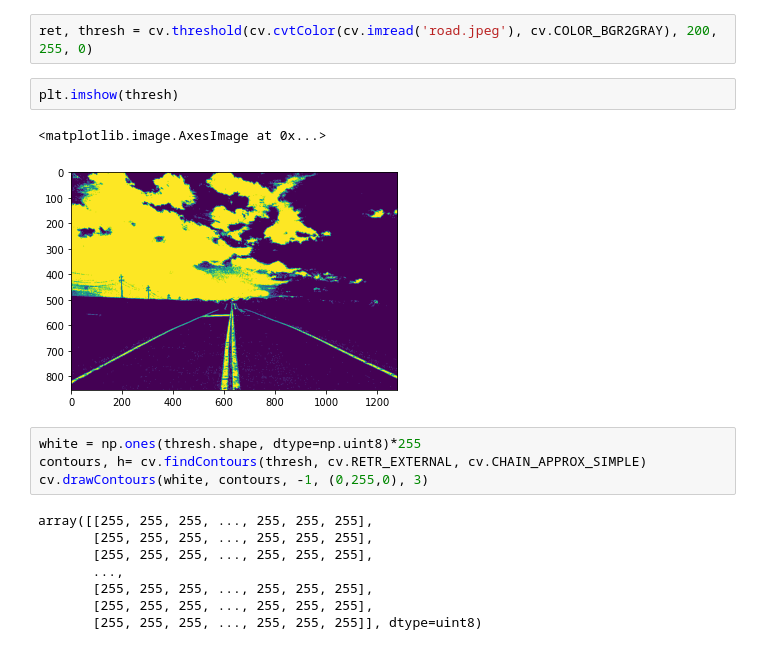
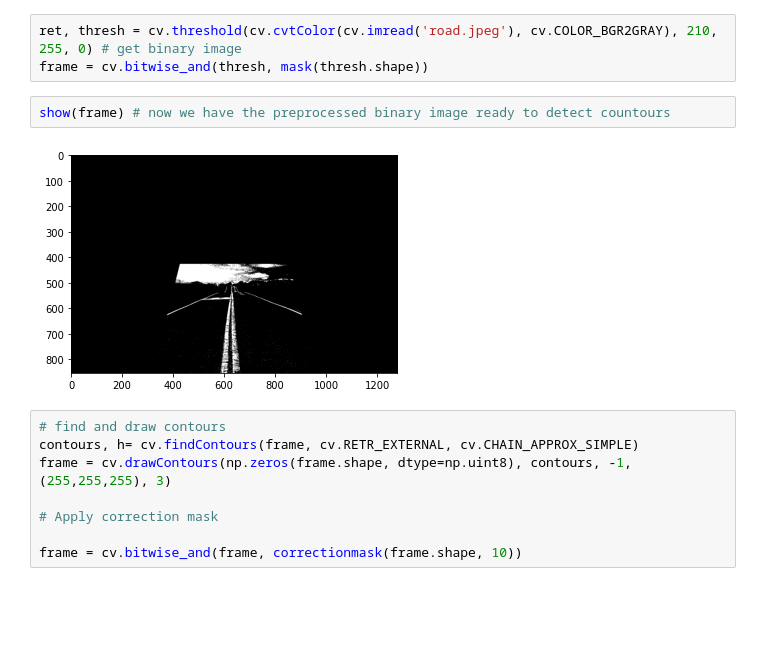
Before and after one commit to hansonhqma/openlane, a Jupyter notebook: pathfind.ipynb, the cells around one changed output. Saved outputs shown, nothing was run; the diff lists cells and outputs as text; blank space fills up the shorter version.

```diff
--- a/pathfind.ipynb
+++ b/pathfind.ipynb
@@ -5,20 +21,16 @@ import numpy as npb
 # %%
-ret, thresh = cv.threshold(cv.cvtColor(cv.imread('road.jpeg'), cv.COLOR_BGR2GRAY), 200, 255, 0)
+ret, thresh = cv.threshold(cv.cvtColor(cv.imread('road.jpeg'), cv.COLOR_BGR2GRAY), 210, 255, 0) # get binary image
+frame = cv.bitwise_and(thresh, mask(thresh.shape))
-# %%
-plt.imshow(thresh)
-# %% [output]
-<matplotlib.image.AxesImage at 0x...>
-[figure, removed]
+# %%
+show(frame) # now we have the preprocessed binary image ready to detect countours
+# %% [output]
+[figure, added]
 # %%
-white = np.ones(thresh.shape, dtype=np.uint8)*255
-contours, h= cv.findContours(thresh, cv.RETR_EXTERNAL, cv.CHAIN_APPROX_SIMPLE)
-cv.drawContours(white, contours, -1, (0,255,0), 3)
+# find and draw contours
+contours, h= cv.findContours(frame, cv.RETR_EXTERNAL, cv.CHAIN_APPROX_SIMPLE)
+frame = cv.drawContours(np.zeros(frame.shape, dtype=np.uint8), contours, -1, (255,255,255), 3)
+
+# Apply correction mask
+
+frame = cv.bitwise_and(frame, correctionmask(frame.shape, 10))
-# %% [output]
-array([[255, 255, 255, ..., 255, 255, 255],
-       [255, 255, 255, ..., 255, 255, 255],
-       [255, 255, 255, ..., 255, 255, 255],
-       ...,
-       [255, 255, 255, ..., 255, 255, 255],
-       [255, 255, 255, ..., 255, 255, 255],
-       [255, 255, 255, ..., 255, 255, 255]], dtype=uint8)
 # %%
```
Also changed, not shown: parts of 7 cells of this notebook, 15 other files.
